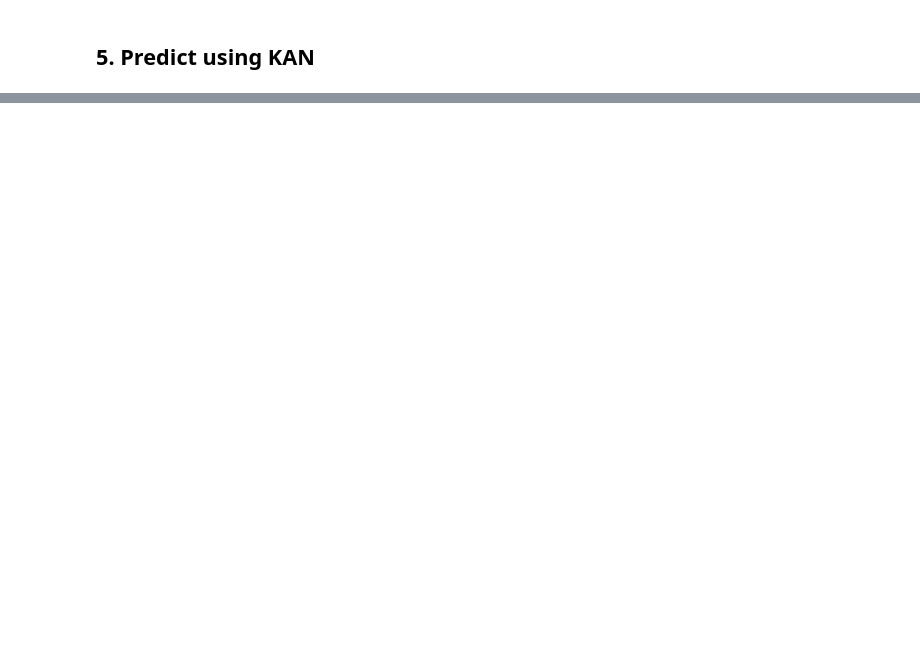
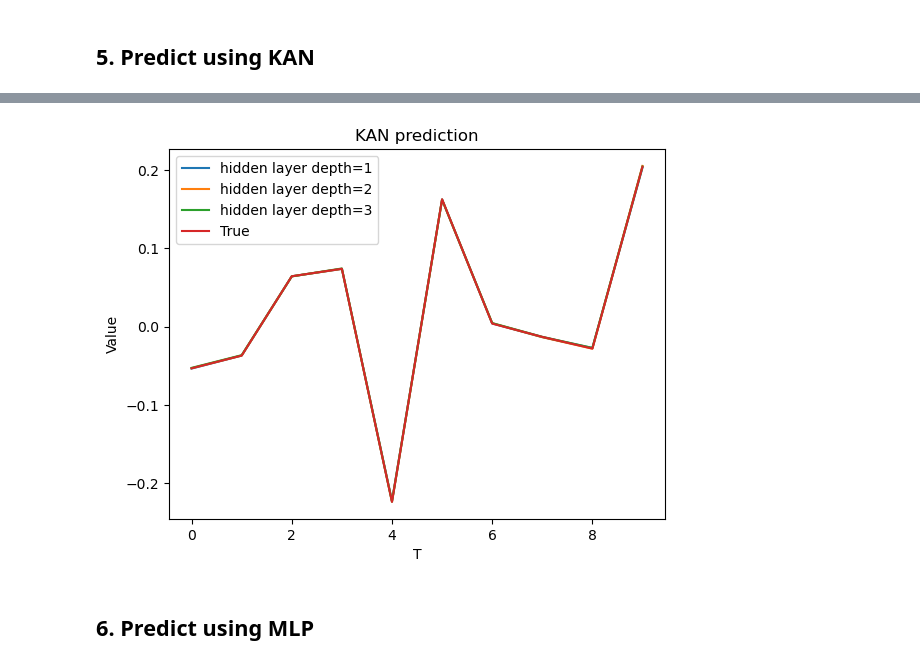
Before and after one commit to MorganREN/TKAN4GrangerCausality, a Jupyter notebook: KAN4Granger/KANvsMLP_TS_demo.ipynb, the cells around one changed output, grey strips where cells are left out. Drawn from its saved outputs; the diff is of its cells as text; code cells hidden in the pictures; blank space fills up the shorter version.

```diff
--- a/KAN4Granger/KANvsMLP_TS_demo.ipynb
+++ b/KAN4Granger/KANvsMLP_TS_demo.ipynb
@@ -204,0 +280,13 @@ plt.show()
+# %%
+for i, kan_output in enumerate(kan_output_depth_all):
+    plt.plot(kan_output[:10], label='hidden layer depth={}'.format(i+1))
+plt.plot(Y[:10], label='True')
+plt.legend()
+plt.xlabel('T')
+plt.ylabel('Value')
+plt.title('KAN prediction')
+plt.show()
+# %% [output]
+[figure, added]
+# %% [markdown]
+## 6. Predict using MLP
```
Also changed, not shown: parts of 17 cells of this notebook.
